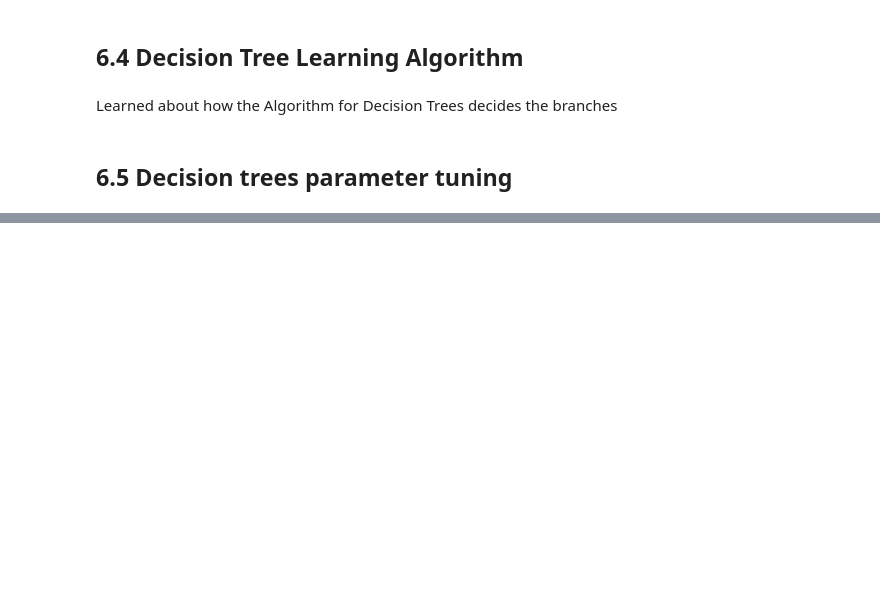
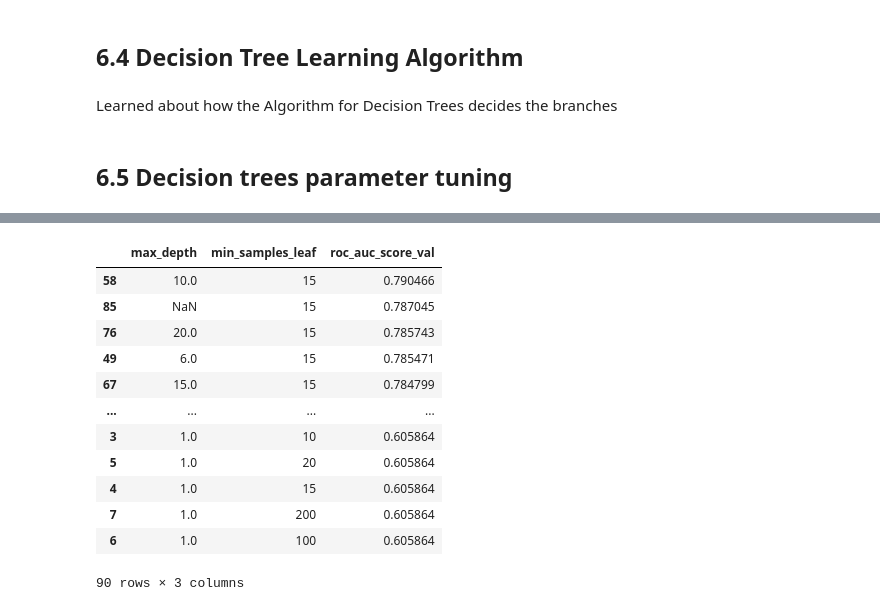
Before and after one commit to lautarocolli/machine-learning-zoomcamp-homework, a Jupyter notebook: 06-trees/notebook.ipynb, the cells around one changed output, grey strips where cells are left out. Cells and saved outputs as stored; diff of their text form; code cells hidden in the pictures; blank space fills up the shorter version.

```diff
--- a/06-trees/notebook.ipynb
+++ b/06-trees/notebook.ipynb
@@ -224,0 +248,26 @@ Learned about how the Algorithm for Decision Trees decides the branches
+# %%
+scores = []
+for d in [1, 2, 3, 4, 5, 6, 10, 15, 20, None]:
+    for s in [1, 2, 5, 10, 15, 20, 100, 200, 500]:
+        dt = DecisionTreeClassifier(max_depth=d, min_samples_leaf=s)
+        dt.fit(X_train, y_train)
+
+        y_pred_val = dt.predict_proba(X_val)[:, 1]
+        roc_auc_score_val = roc_auc_score(y_val, y_pred_val)
+        scores.append((d, s, roc_auc_score_val))
+df_scores = pd.DataFrame(scores, columns=['max_depth', 'min_samples_leaf', 'roc_auc_score_val'])
+df_scores.sort_values(by='roc_auc_score_val', ascending=False)
+# %% [output]
+|  | max_depth | min_samples_leaf | roc_auc_score_val |
+| 58 | 10.0 | 15 | 0.790466 |
+| 85 | NaN | 15 | 0.787045 |
+| 76 | 20.0 | 15 | 0.785743 |
+| 49 | 6.0 | 15 | 0.785471 |
+| 67 | 15.0 | 15 | 0.784799 |
+| ... | ... | ... | ... |
+| 3 | 1.0 | 10 | 0.605864 |
+| 5 | 1.0 | 20 | 0.605864 |
+| 4 | 1.0 | 15 | 0.605864 |
+| 7 | 1.0 | 200 | 0.605864 |
+| 6 | 1.0 | 100 | 0.605864 |
+90 rows × 3 columns
```
Also changed, not shown: parts of 10 cells of this notebook.
